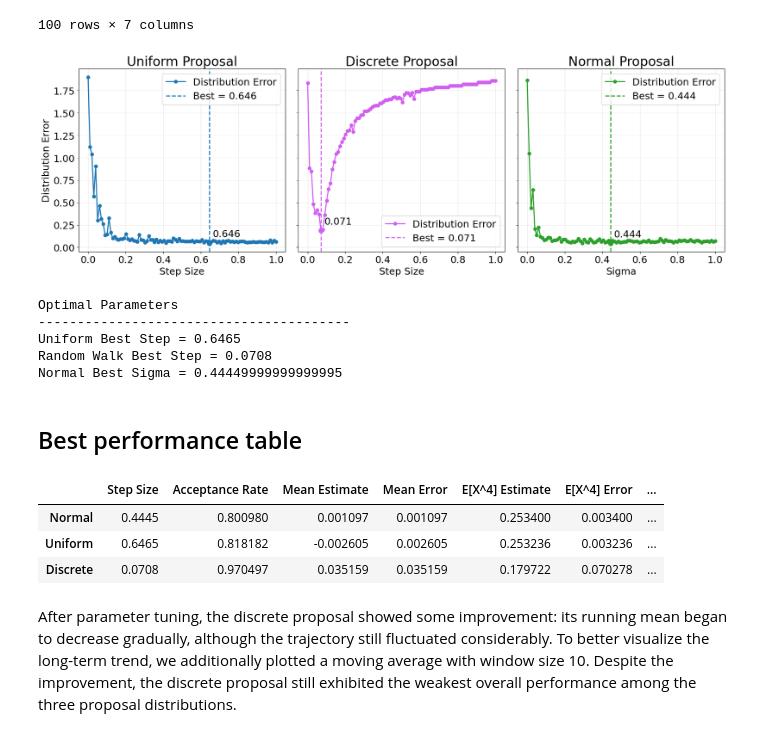
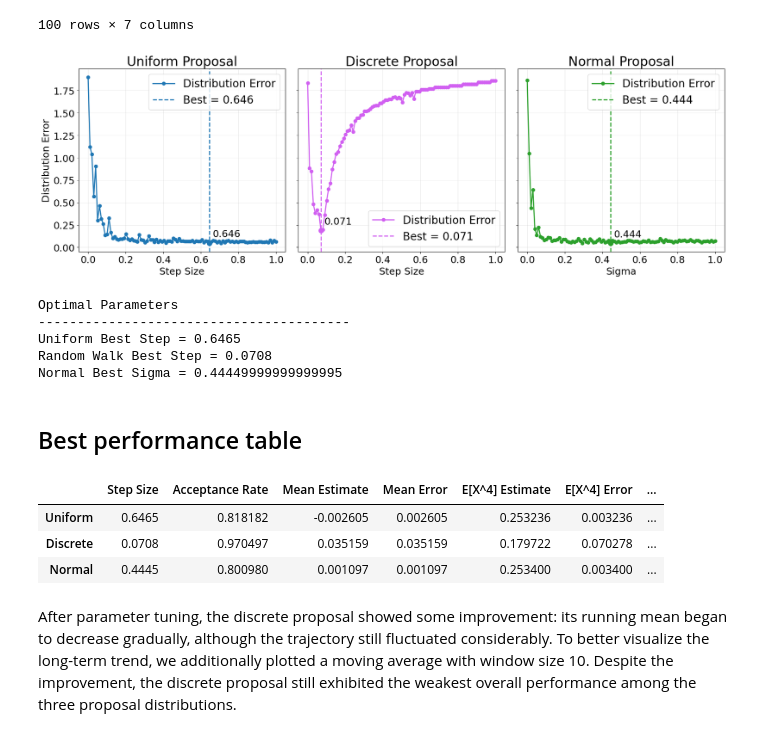
Before and after one commit to wakeupat4am/MATH4010--Advanced-Prob-Stat----Final-Project, a Jupyter notebook: Problem & Visualization/Problem 2/Problem_2.ipynb, the cells around one changed output. Saved outputs shown, nothing was run; the diff lists cells and outputs as text; code cells hidden in the pictures.

Commit message:
Final Figures(Don't rerun the param tuning step))

```diff
--- a/Problem & Visualization/Problem 2/Problem_2.ipynb
+++ b/Problem & Visualization/Problem 2/Problem_2.ipynb
@@ -1081,8 +1082,6 @@ for ax, df, color, title, xlabel in plot_configs:
         fontsize=TITLE_SIZE
     )
 
-
-
     ax.set_xlabel(
         xlabel,
         fontsize=LABEL_SIZE
@@ -1099,7 +1098,7 @@ for ax, df, color, title, xlabel in plot_configs:
     )
 
     ax.legend(
-        fontsize=LEGEND_SIZE
+        fontsize=LEGEND_SIZE + 2
     )
 
 axes[0].set_ylabel(
@@ -1108,34 +1107,34 @@ axes[0].set_ylabel(
 )
 
 
 plt.tight_layout()
 
 plt.savefig(
     "../../Figures/param_tuning_2e.png",
     dpi=300,
     bbox_inches="tight"
 )
 plt.show()
 
 print("Optimal Parameters")
 print("-" * 40)
 
 print(
     f"Uniform Best Step = "
     f"{uniform_step_df.loc[uniform_step_df['Distribution Error'].idxmin(), 'Step Size']}"
 )
 
 print(
     f"Random Walk Best Step = "
     f"{discrete_step_df.loc[discrete_step_df['Distribution Error'].idxmin(), 'Step Size']}"
 )
 
 print(
     f"Normal Best Sigma = "
     f"{normal_step_df.loc[normal_step_df['Distribution Error'].idxmin(), 'Step Size']}"
 )
 # %% [output]
-[figure, old version]
+[figure, new version]
 Optimal Parameters
 ----------------------------------------
 Uniform Best Step = 0.6465
@@ -1145,20 +1144,21 @@ Normal Best Sigma = 0.44449999999999995
 ## Best performance table
 # %%
 # take first row from each table
-row1 = normal_step_df.loc[[normal_step_df["Distribution Error"].idxmin()]]
-row2 = uniform_step_df.loc[[uniform_step_df["Distribution Error"].idxmin()]]
-row3 = discrete_step_df.loc[[discrete_step_df["Distribution Error"].idxmin()]]
+
+row1 = uniform_step_df.loc[[uniform_step_df["Distribution Error"].idxmin()]]
+row2 = discrete_step_df.loc[[discrete_step_df["Distribution Error"].idxmin()]]
+row3 = normal_step_df.loc[[normal_step_df["Distribution Error"].idxmin()]]
 
 # merge into one table
 final_table = pd.concat([row1, row2, row3], ignore_index=True)
-final_table.index = ["Normal", "Uniform", "Discrete"]
+final_table.index = [ "Uniform", "Discrete", "Normal" ]
 
 display(final_table)
 # %% [output]
 |  | Step Size | Acceptance Rate | Mean Estimate | Mean Error | E[X^4] Estimate | E[X^4] Error | ... |
-| Normal | 0.4445 | 0.800980 | 0.001097 | 0.001097 | 0.253400 | 0.003400 | ... |
 | Uniform | 0.6465 | 0.818182 | -0.002605 | 0.002605 | 0.253236 | 0.003236 | ... |
 | Discrete | 0.0708 | 0.970497 | 0.035159 | 0.035159 | 0.179722 | 0.070278 | ... |
+| Normal | 0.4445 | 0.800980 | 0.001097 | 0.001097 | 0.253400 | 0.003400 | ... |
 # %% [markdown]
 After parameter tuning, the discrete proposal showed some improvement: its running mean began to decrease gradually, although the trajectory still fluctuated considerably. To better visualize the long-term trend, we additionally plotted a moving average with window size 10. Despite the improvement, the discrete proposal still exhibited the weakest overall performance among the three proposal distributions.
 # %% [markdown]
```
Also changed, not shown: parts of 7 cells of this notebook, 3 other files.
